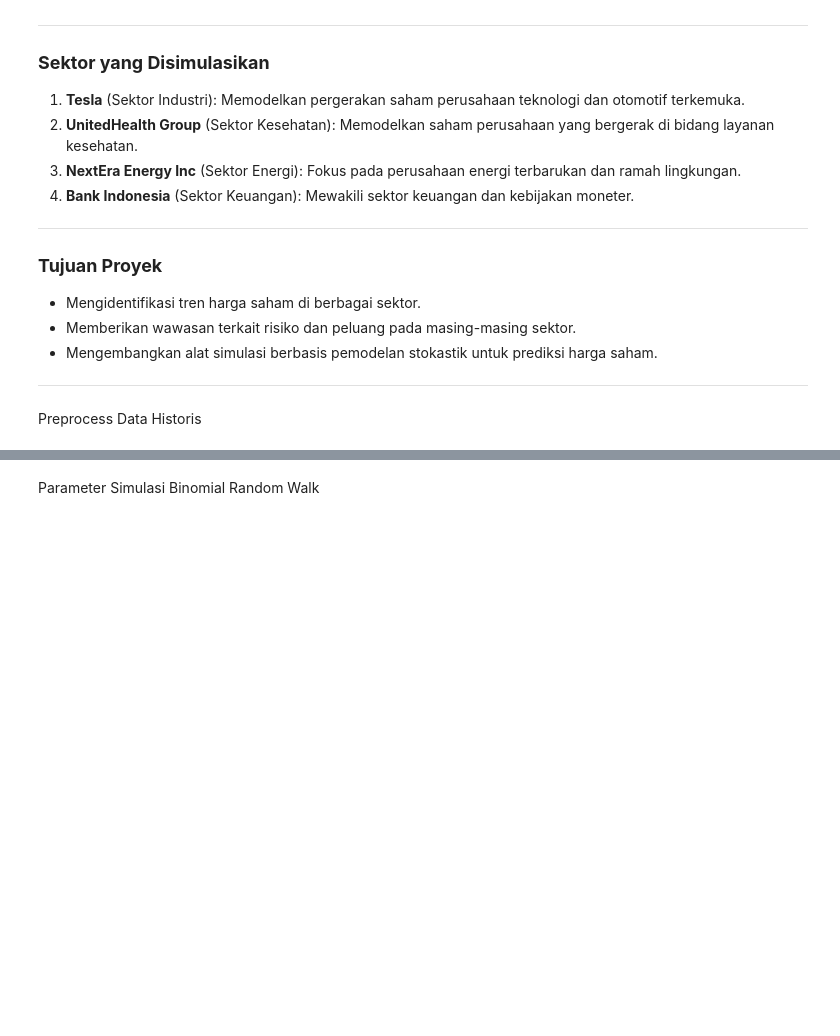
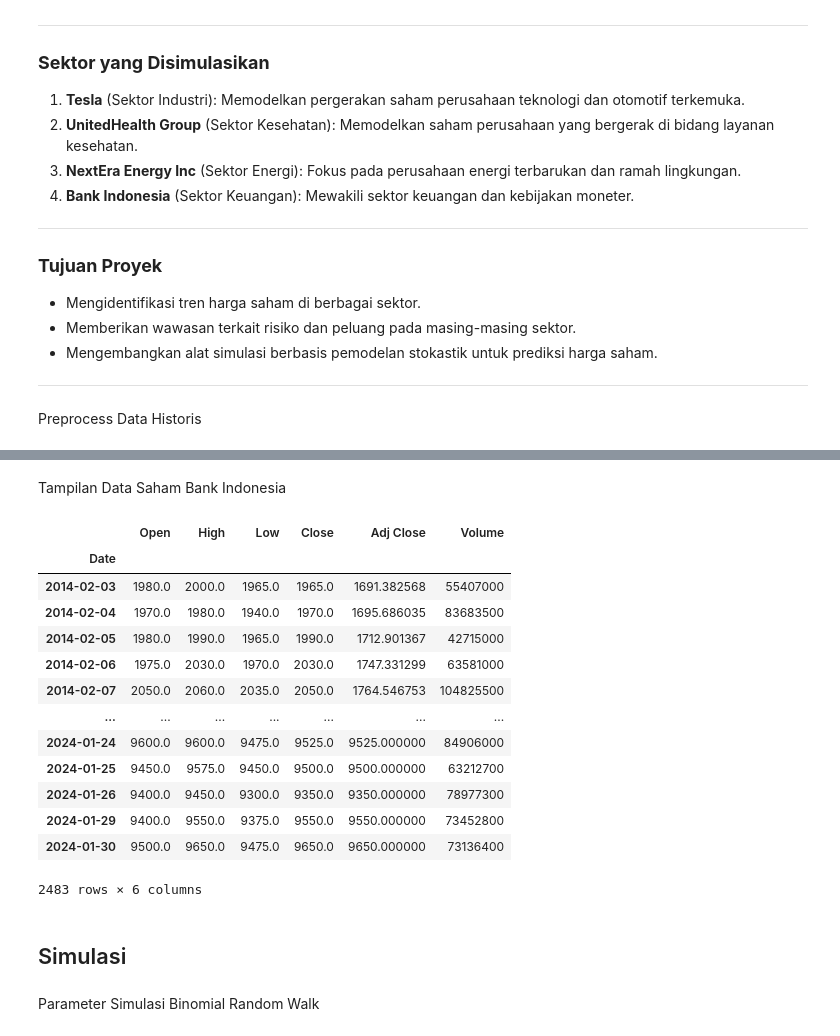
Before and after one commit to Ardavaa/random-walk-forecasting, a Jupyter notebook: binomial_random_walk.ipynb, the cells around one changed output, grey strips where cells are left out. Saved outputs shown, nothing was run; the diff lists cells and outputs as text; code cells hidden in the pictures; blank space fills up the shorter version.

```diff
--- a/binomial_random_walk.ipynb
+++ b/binomial_random_walk.ipynb
@@ -66,3 +124,24 @@ sectors = {
+# %% [markdown]
+Tampilan Data Saham Bank Indonesia
+# %%
+bank_indonesia
+# %% [output]
+|  | Open | High | Low | Close | Adj Close | Volume |
+| Date |  |  |  |  |  |  |
+| 2014-02-03 | 1980.0 | 2000.0 | 1965.0 | 1965.0 | 1691.382568 | 55407000 |
+| 2014-02-04 | 1970.0 | 1980.0 | 1940.0 | 1970.0 | 1695.686035 | 83683500 |
+| 2014-02-05 | 1980.0 | 1990.0 | 1965.0 | 1990.0 | 1712.901367 | 42715000 |
+| 2014-02-06 | 1975.0 | 2030.0 | 1970.0 | 2030.0 | 1747.331299 | 63581000 |
+| 2014-02-07 | 2050.0 | 2060.0 | 2035.0 | 2050.0 | 1764.546753 | 104825500 |
+| ... | ... | ... | ... | ... | ... | ... |
+| 2024-01-24 | 9600.0 | 9600.0 | 9475.0 | 9525.0 | 9525.000000 | 84906000 |
+| 2024-01-25 | 9450.0 | 9575.0 | 9450.0 | 9500.0 | 9500.000000 | 63212700 |
+| 2024-01-26 | 9400.0 | 9450.0 | 9300.0 | 9350.0 | 9350.000000 | 78977300 |
+| 2024-01-29 | 9400.0 | 9550.0 | 9375.0 | 9550.0 | 9550.000000 | 73452800 |
+| 2024-01-30 | 9500.0 | 9650.0 | 9475.0 | 9650.0 | 9650.000000 | 73136400 |
+2483 rows × 6 columns
+# %% [markdown]
+## Simulasi
 # %% [markdown]
 Parameter Simulasi Binomial Random Walk
 # %%
```
Also changed, not shown: parts of 6 cells of this notebook.
